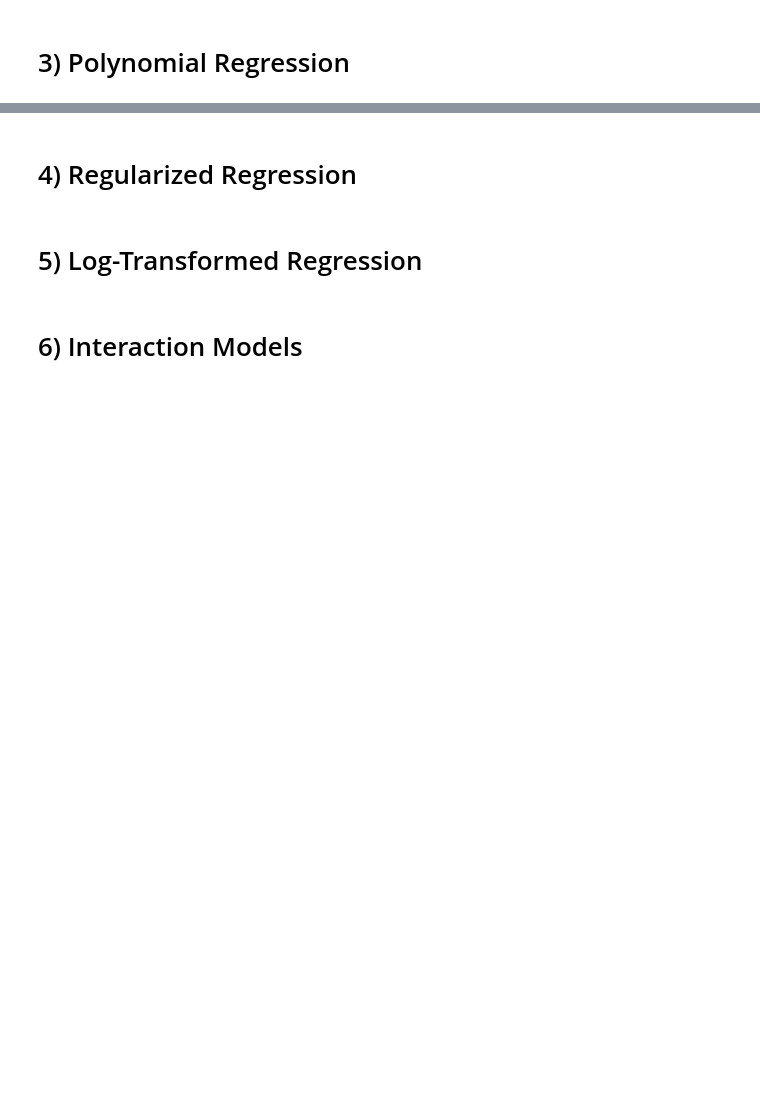
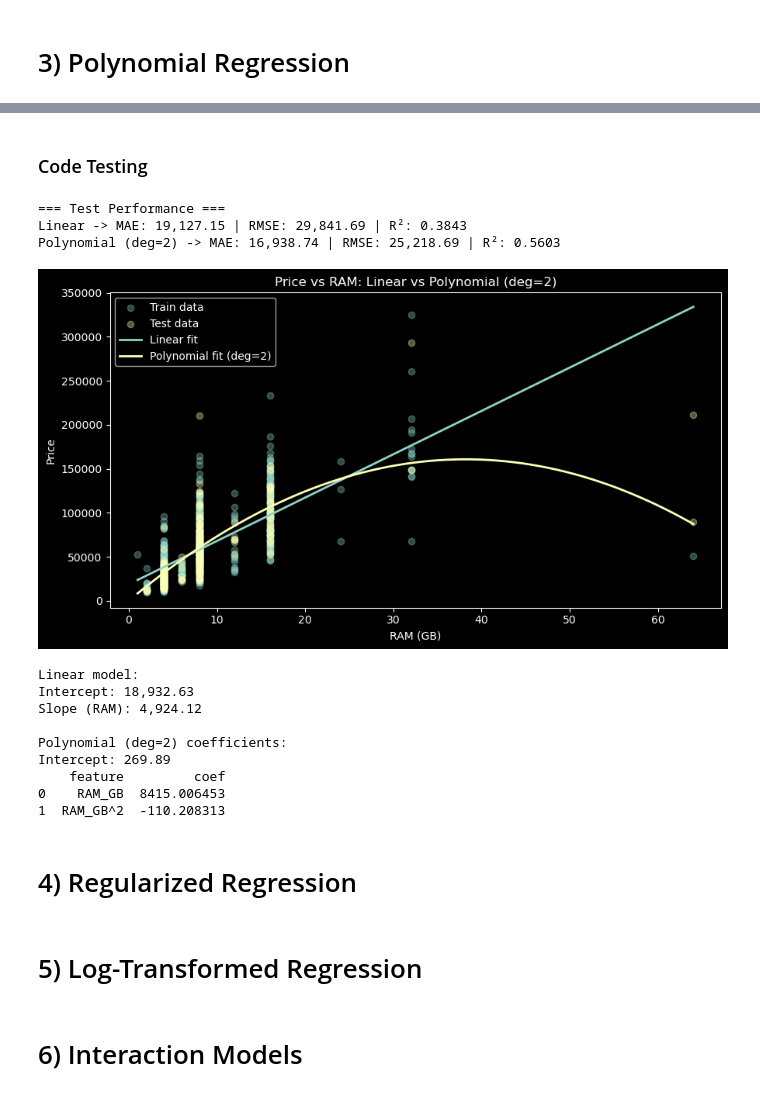
Before and after one commit to Ben-physics-dotcom/DataScience100DaysProjects, a Jupyter notebook: D_21_30/Regression_models.ipynb, the cells around one changed output, grey strips where cells are left out. Drawn from its saved outputs; the diff is of its cells as text; code cells hidden in the pictures; blank space fills up the shorter version.

Commit message:
testing result_fun

```diff
--- a/D_21_30/Regression_models.ipynb
+++ b/D_21_30/Regression_models.ipynb
@@ -152,0 +149,2 @@ with open('../Results/regressions.pkl', 'wb') as f:
+# %% [markdown]
+### Code Testing
@@ -152,0 +154,78 @@ with open('../Results/regressions.pkl', 'wb') as f:
+# %%
+# --- Train/Test split ---
+X_train, X_test, y_train, y_test = train_test_split(
+    X, y, test_size=0.2, random_state=42
+)
+
+# --- Models ---
+lin_model = LinearRegression()
+poly2_model = Pipeline([
+    ("poly", PolynomialFeatures(degree=2, include_bias=False)),
+    ("lin", LinearRegression())
+])
+# %%
+# Fit
+lin_model.fit(X_train, y_train)
+poly2_model.fit(X_train, y_train)
+
+# Predict
+y_pred_lin = lin_model.predict(X_test)
+y_pred_poly2 = poly2_model.predict(X_test)
+# %%
+# --- Metrics helper ---
+def report(name, y_true, y_pred):
+    mae = mean_absolute_error(y_true, y_pred)
+    rmse = root_mean_squared_error(y_true, y_pred)
+    r2 = r2_score(y_true, y_pred)
+    print(f"{name} -> MAE: {mae:,.2f} | RMSE: {rmse:,.2f} | R²: {r2:.4f}")
+
+print("=== Test Performance ===")
+report("Linear", y_test, y_pred_lin)
+report("Polynomial (deg=2)", y_test, y_pred_poly2)
+# %% [output]
+=== Test Performance ===
+Linear -> MAE: 19,127.15 | RMSE: 29,841.69 | R²: 0.3843
+Polynomial (deg=2) -> MAE: 16,938.74 | RMSE: 25,218.69 | R²: 0.5603
+# %%
+# --- Visualization ---
+# Create smooth RAM grid for plotting fitted curves
+ram_grid = np.linspace(X.min(), X.max(), 200).reshape(-1, 1)
+lin_curve = lin_model.predict(ram_grid)
+poly2_curve = poly2_model.predict(ram_grid)
+
+plt.figure(figsize=(9, 5))
+plt.scatter(X_train, y_train, alpha=0.35, label="Train data")
+plt.scatter(X_test, y_test, alpha=0.35, label="Test data")
+plt.plot(ram_grid, lin_curve, linewidth=2, label="Linear fit")
+plt.plot(ram_grid, poly2_curve, linewidth=2, label="Polynomial fit (deg=2)")
+plt.xlabel("RAM (GB)")
+plt.ylabel("Price")
+plt.title("Price vs RAM: Linear vs Polynomial (deg=2)")
+plt.legend()
+plt.tight_layout()
+plt.show()
+
+# --- Optional: print model coefficients ---
+print("\nLinear model:")
+print(f"Intercept: {lin_model.intercept_:,.2f}")
+print(f"Slope (RAM): {lin_model.coef_[0]:,.2f}")
+
+# For polynomial: coefficients correspond to [RAM, RAM^2]
+lin = poly2_model.named_steps['lin']
+poly = poly2_model.named_steps['poly']
+feature_names = poly.get_feature_names_out(['RAM_GB'])
+coef_table = pd.DataFrame({'feature': feature_names, 'coef': lin.coef_})
+print("\nPolynomial (deg=2) coefficients:")
+print(f"Intercept: {lin.intercept_:,.2f}")
+print(coef_table)
+# %% [output]
+[figure, added]
+Linear model:
+Intercept: 18,932.63
+Slope (RAM): 4,924.12
+
+Polynomial (deg=2) coefficients:
+Intercept: 269.89
+    feature         coef
+0    RAM_GB  8415.006453
+1  RAM_GB^2  -110.208313
```
Also changed, not shown: parts of 19 cells of this notebook.
